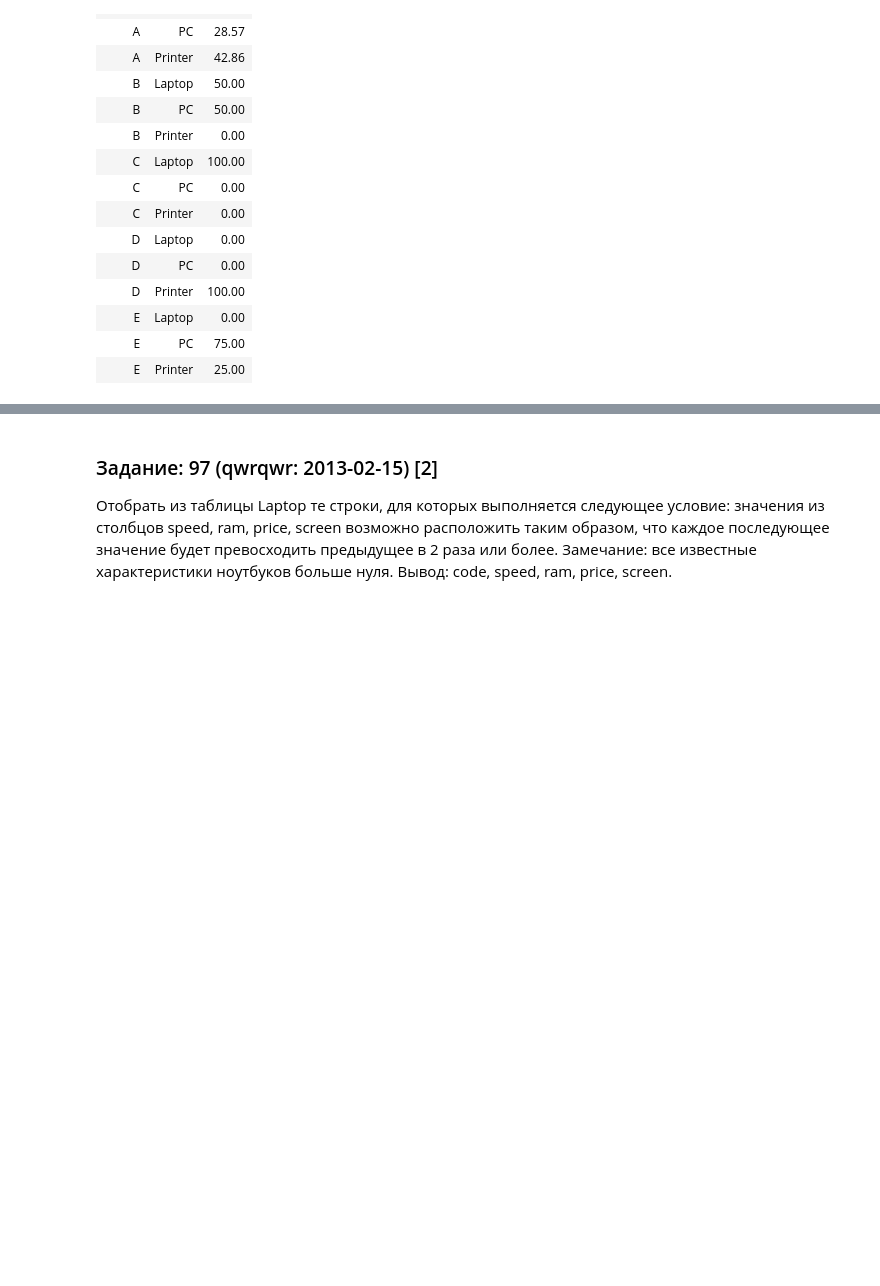
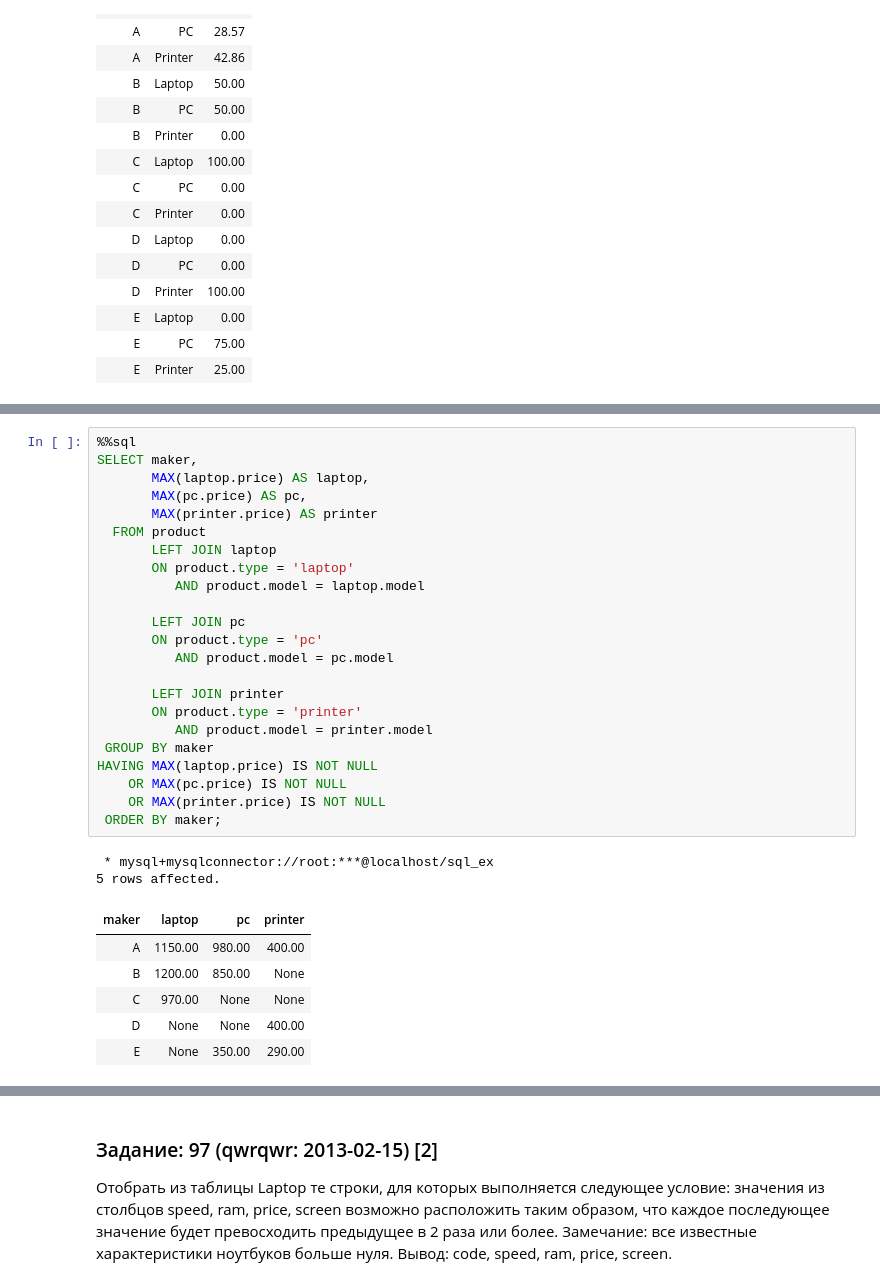
Before and after one commit to dided-s/sql-ex, a Jupyter notebook: select-training/computer-firm/tasks.ipynb, the cells around one changed output, grey strips where cells are left out. Saved outputs shown, nothing was run; the diff lists cells and outputs as text; blank space fills up the shorter version.

```diff
--- a/select-training/computer-firm/tasks.ipynb
+++ b/select-training/computer-firm/tasks.ipynb
@@ -696,0 +756,32 @@ SELECT all_makers_types.maker,
+# %%
+%%sql
+SELECT maker,
+       MAX(laptop.price) AS laptop,
+       MAX(pc.price) AS pc,
+       MAX(printer.price) AS printer
+  FROM product
+       LEFT JOIN laptop
+       ON product.type = 'laptop'
+          AND product.model = laptop.model
+
+       LEFT JOIN pc
+       ON product.type = 'pc'
+          AND product.model = pc.model
+
+       LEFT JOIN printer
+       ON product.type = 'printer'
+          AND product.model = printer.model
+ GROUP BY maker
+HAVING MAX(laptop.price) IS NOT NULL
+    OR MAX(pc.price) IS NOT NULL
+    OR MAX(printer.price) IS NOT NULL
+ ORDER BY maker;
+# %% [output]
+ * mysql+mysqlconnector://root:***@localhost/sql_ex
+5 rows affected.
+| maker | laptop | pc | printer |
+| A | 1150.00 | 980.00 | 400.00 |
+| B | 1200.00 | 850.00 | None |
+| C | 970.00 | None | None |
+| D | None | None | 400.00 |
+| E | None | 350.00 | 290.00 |
```
Also changed, not shown: parts of 9 cells of this notebook, 6 other files.
